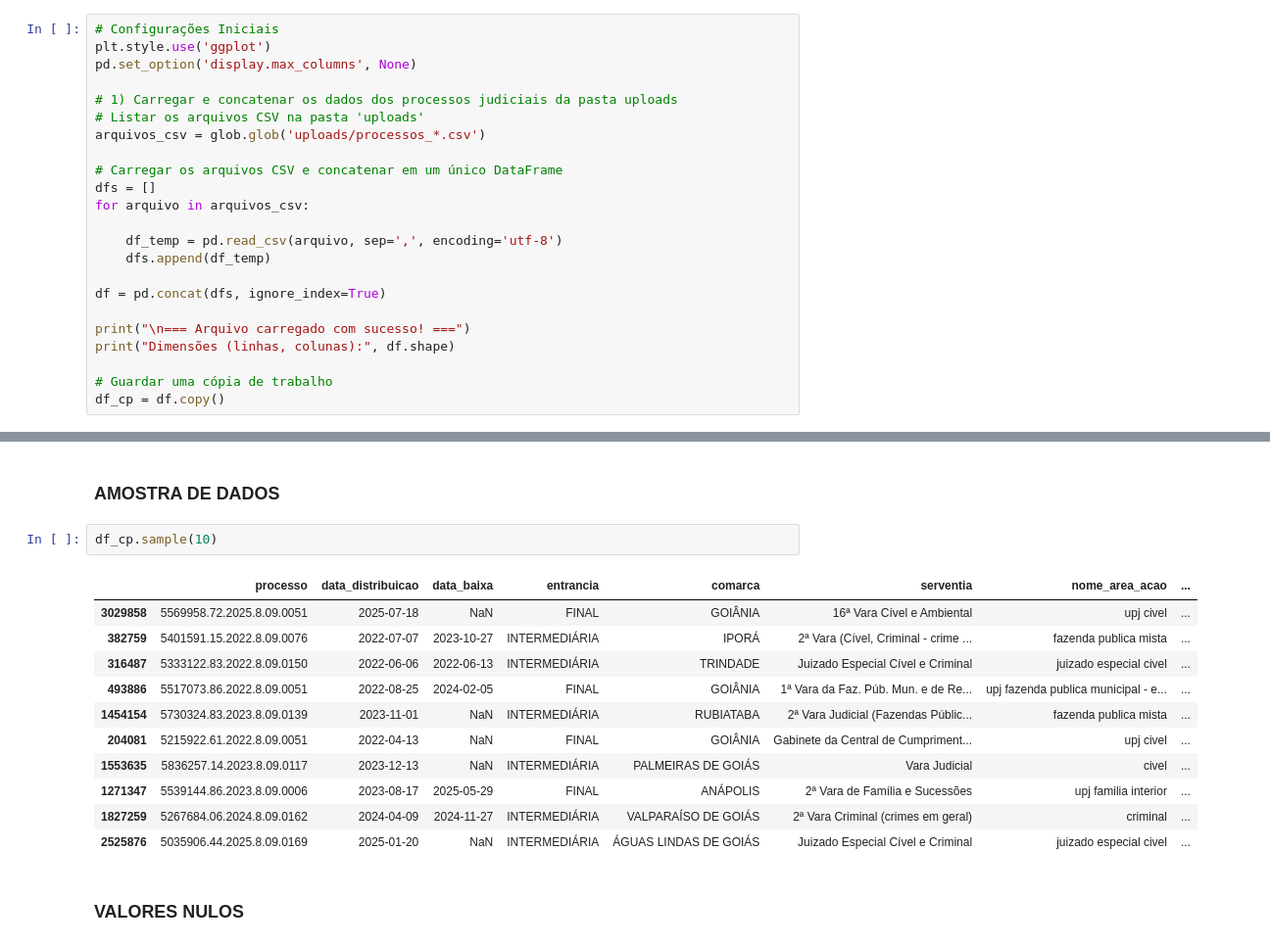
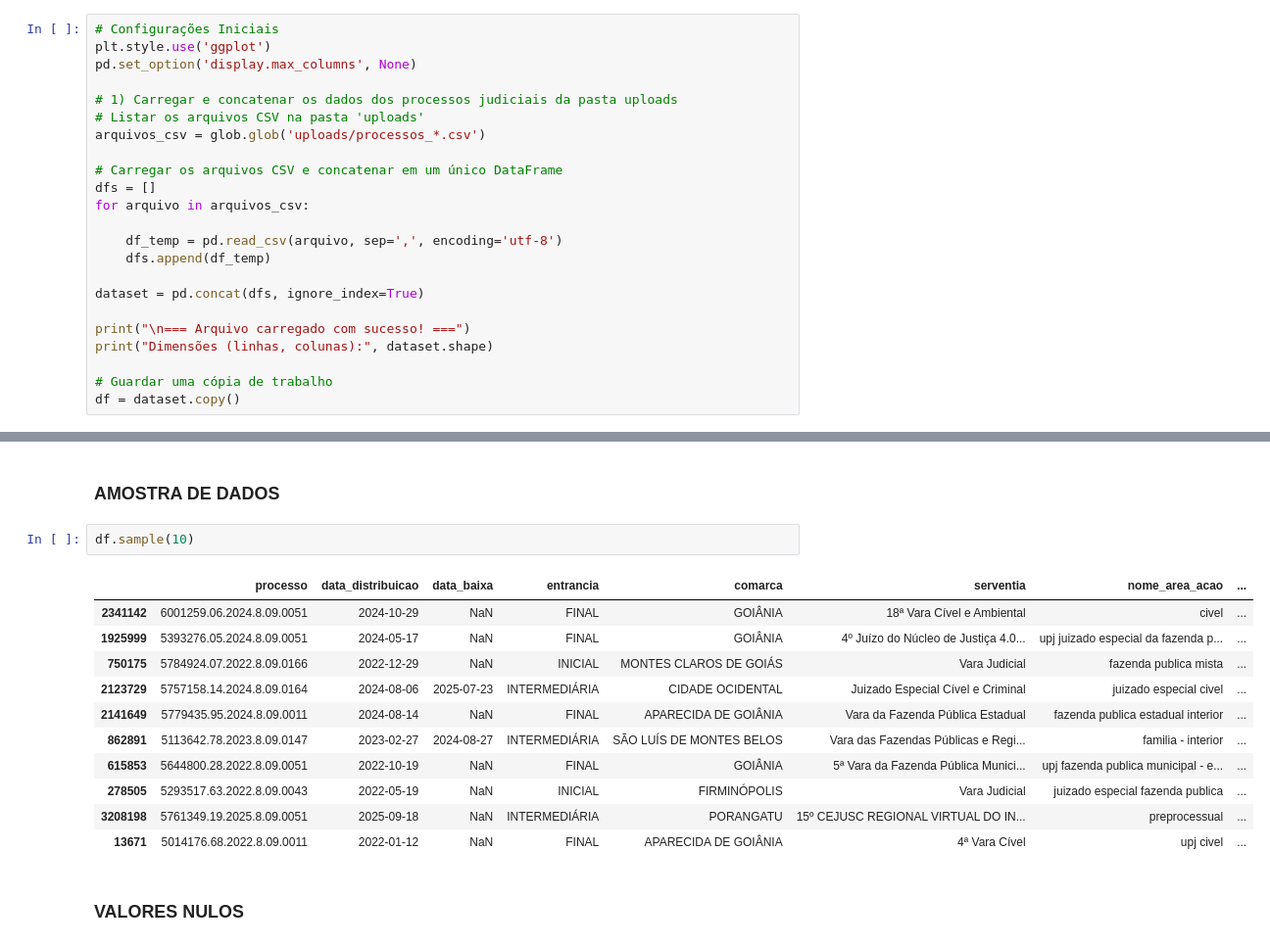
Before and after one commit to laysfreitas/TJGO_AprendizadoDeMaquina, a Jupyter notebook: 2 - Data Understanding.ipynb, the cells around one changed output, grey strips where cells are left out. Shown at 98% size. Cells and saved outputs as stored; diff of their text form.

Commit message:
Update 2 - Data Understanding.ipynb
Alteração no nome dos dataframes para facilitar a manipulação dos dados.

```diff
--- a/2 - Data Understanding.ipynb
+++ b/2 - Data Understanding.ipynb
@@ -30,13 +30,13 @@ for arquivo in arquivos_csv:
     df_temp = pd.read_csv(arquivo, sep=',', encoding='utf-8')
     dfs.append(df_temp)
 
-df = pd.concat(dfs, ignore_index=True)
+dataset = pd.concat(dfs, ignore_index=True)
 
 print("\n=== Arquivo carregado com sucesso! ===")
-print("Dimensões (linhas, colunas):", df.shape)
+print("Dimensões (linhas, colunas):", dataset.shape)
 
 # Guardar uma cópia de trabalho
-df_cp = df.copy()
+df = dataset.copy()
 # %% [output]
 === Arquivo carregado com sucesso! ===
 Dimensões (linhas, colunas): (3245632, 10)
@@ -74,19 +74,19 @@ dtype: object
 # %% [markdown]
 ### AMOSTRA DE DADOS
 # %%
-df_cp.sample(10)
+df.sample(10)
 # %% [output]
 |  | processo | data_distribuicao | data_baixa | entrancia | comarca | serventia | nome_area_acao | ... |
-| 3029858 | 5569958.72.2025.8.09.0051 | 2025-07-18 | NaN | FINAL | GOIÂNIA | 16ª Vara Cível e Ambiental | upj civel | ... |
-| 382759 | 5401591.15.2022.8.09.0076 | 2022-07-07 | 2023-10-27 | INTERMEDIÁRIA | IPORÁ | 2ª Vara (Cível, Criminal - crime ... | fazenda publica mista | ... |
-| 316487 | 5333122.83.2022.8.09.0150 | 2022-06-06 | 2022-06-13 | INTERMEDIÁRIA | TRINDADE | Juizado Especial Cível e Criminal | juizado especial civel | ... |
-| 493886 | 5517073.86.2022.8.09.0051 | 2022-08-25 | 2024-02-05 | FINAL | GOIÂNIA | 1ª Vara da Faz. Púb. Mun. e de Re... | upj fazenda publica municipal - e... | ... |
-| 1454154 | 5730324.83.2023.8.09.0139 | 2023-11-01 | NaN | INTERMEDIÁRIA | RUBIATABA | 2ª Vara Judicial (Fazendas Públic... | fazenda publica mista | ... |
-| 204081 | 5215922.61.2022.8.09.0051 | 2022-04-13 | NaN | FINAL | GOIÂNIA | Gabinete da Central de Cumpriment... | upj civel | ... |
-| 1553635 | 5836257.14.2023.8.09.0117 | 2023-12-13 | NaN | INTERMEDIÁRIA | PALMEIRAS DE GOIÁS | Vara Judicial | civel | ... |
-| 1271347 | 5539144.86.2023.8.09.0006 | 2023-08-17 | 2025-05-29 | FINAL | ANÁPOLIS | 2ª Vara de Família e Sucessões | upj familia interior | ... |
-| 1827259 | 5267684.06.2024.8.09.0162 | 2024-04-09 | 2024-11-27 | INTERMEDIÁRIA | VALPARAÍSO DE GOIÁS | 2ª Vara Criminal (crimes em geral) | criminal | ... |
-| 2525876 | 5035906.44.2025.8.09.0169 | 2025-01-20 | NaN | INTERMEDIÁRIA | ÁGUAS LINDAS DE GOIÁS | Juizado Especial Cível e Criminal | juizado especial civel | ... |
+| 2341142 | 6001259.06.2024.8.09.0051 | 2024-10-29 | NaN | FINAL | GOIÂNIA | 18ª Vara Cível e Ambiental | civel | ... |
+| 1925999 | 5393276.05.2024.8.09.0051 | 2024-05-17 | NaN | FINAL | GOIÂNIA | 4º Juízo do Núcleo de Justiça 4.0... | upj juizado especial da fazenda p... | ... |
+| 750175 | 5784924.07.2022.8.09.0166 | 2022-12-29 | NaN | INICIAL | MONTES CLAROS DE GOIÁS | Vara Judicial | fazenda publica mista | ... |
+| 2123729 | 5757158.14.2024.8.09.0164 | 2024-08-06 | 2025-07-23 | INTERMEDIÁRIA | CIDADE OCIDENTAL | Juizado Especial Cível e Criminal | juizado especial civel | ... |
+| 2141649 | 5779435.95.2024.8.09.0011 | 2024-08-14 | NaN | FINAL | APARECIDA DE GOIÂNIA | Vara da Fazenda Pública Estadual | fazenda publica estadual interior | ... |
+| 862891 | 5113642.78.2023.8.09.0147 | 2023-02-27 | 2024-08-27 | INTERMEDIÁRIA | SÃO LUÍS DE MONTES BELOS | Vara das Fazendas Públicas e Regi... | familia - interior | ... |
+| 615853 | 5644800.28.2022.8.09.0051 | 2022-10-19 | NaN | FINAL | GOIÂNIA | 5ª Vara da Fazenda Pública Munici... | upj fazenda publica municipal - e... | ... |
+| 278505 | 5293517.63.2022.8.09.0043 | 2022-05-19 | NaN | INICIAL | FIRMINÓPOLIS | Vara Judicial | juizado especial fazenda publica | ... |
+| 3208198 | 5761349.19.2025.8.09.0051 | 2025-09-18 | NaN | INTERMEDIÁRIA | PORANGATU | 15º CEJUSC REGIONAL VIRTUAL DO IN... | preprocessual | ... |
+| 13671 | 5014176.68.2022.8.09.0011 | 2022-01-12 | NaN | FINAL | APARECIDA DE GOIÂNIA | 4ª Vara Cível | upj civel | ... |
 # %% [markdown]
 ### VALORES NULOS
 # %%
```
Also changed, not shown: parts of 5 cells of this notebook.
